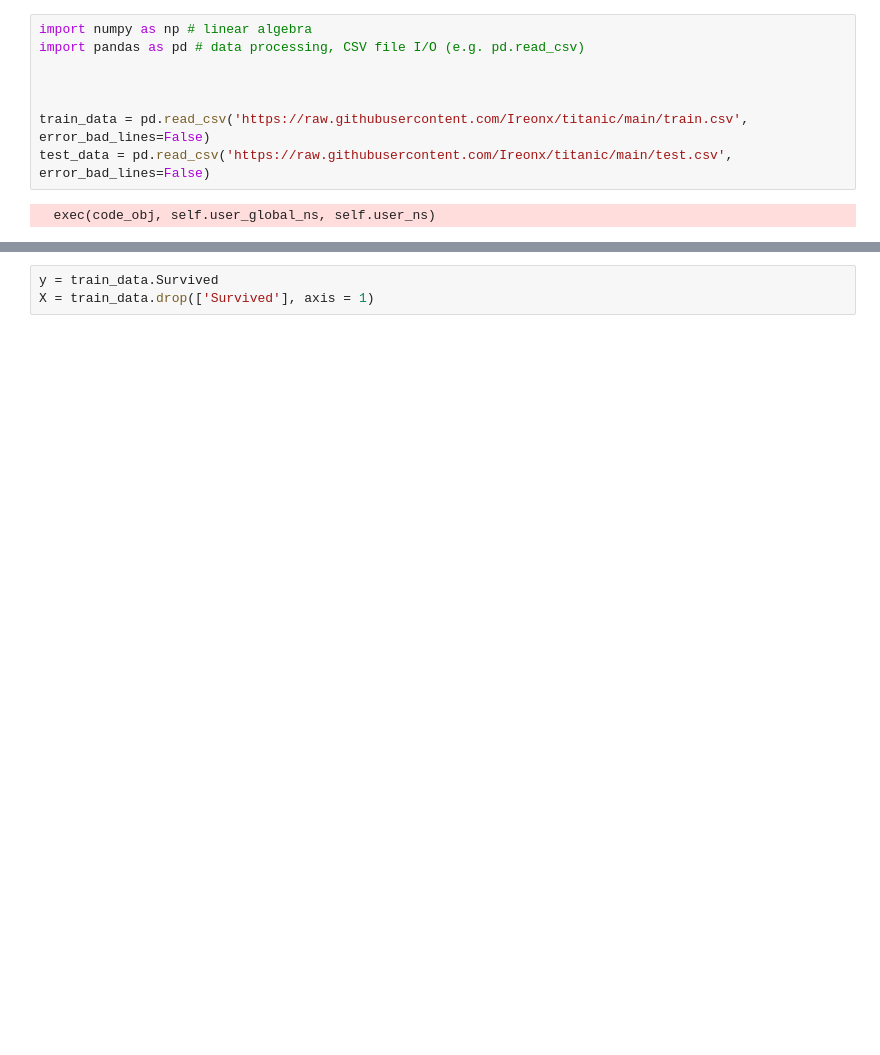
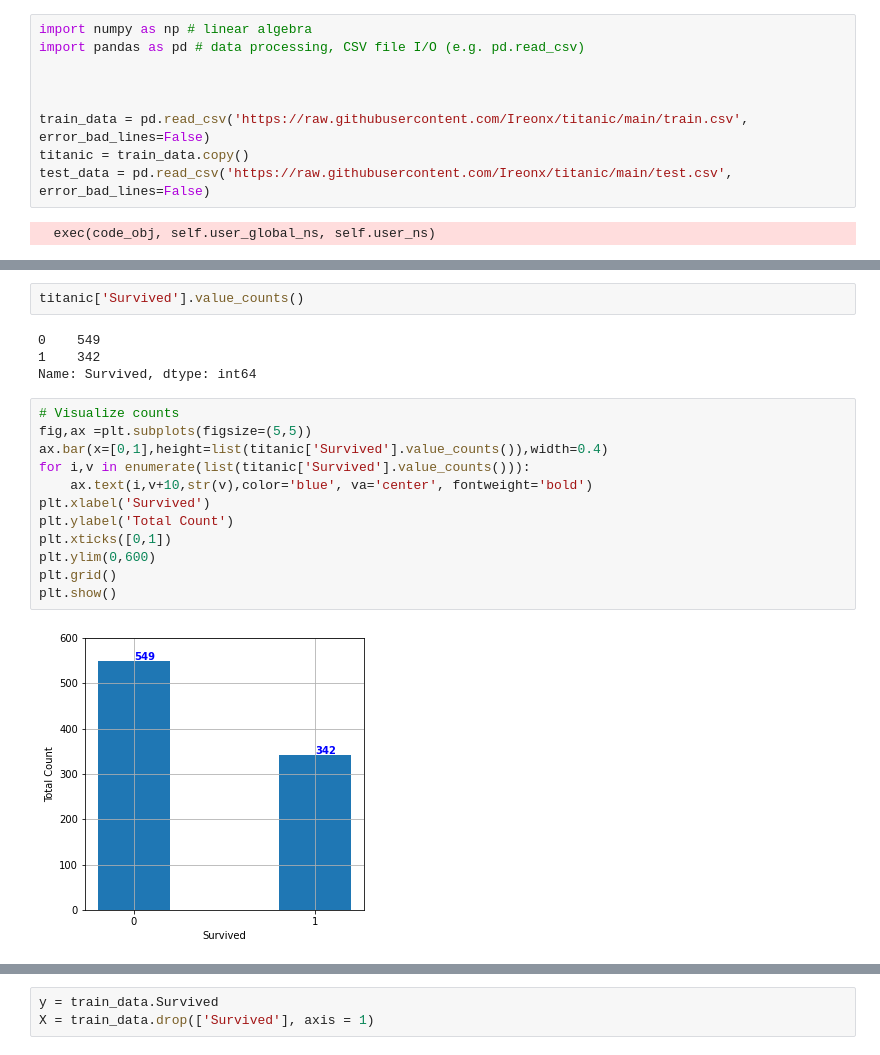
Before and after one commit to Ireonx/titanic, a Jupyter notebook: titanic.ipynb, the cells around one changed output, grey strips where cells are left out. Saved outputs shown, nothing was run; the diff lists cells and outputs as text; blank space fills up the shorter version.

```diff
--- a/titanic.ipynb
+++ b/titanic.ipynb
@@ -7,6 +7,7 @@ import pandas as pd # data processing, CSV file I/O (e.g. pd.read_csv)
 
 
 train_data = pd.read_csv('https://raw.githubusercontent.com/Ireonx/titanic/main/train.csv', error_bad_lines=False)
+titanic = train_data.copy()
 test_data = pd.read_csv('https://raw.githubusercontent.com/Ireonx/titanic/main/test.csv', error_bad_lines=False)
 # %% [output]
   exec(code_obj, self.user_global_ns, self.user_ns)
@@ -21,0 +23,20 @@ train_data.head()
+# %%
+titanic['Survived'].value_counts()
+# %% [output]
+0    549
+1    342
+Name: Survived, dtype: int64
+# %%
+# Visualize counts
+fig,ax =plt.subplots(figsize=(5,5))
+ax.bar(x=[0,1],height=list(titanic['Survived'].value_counts()),width=0.4)
+for i,v in enumerate(list(titanic['Survived'].value_counts())):
+    ax.text(i,v+10,str(v),color='blue', va='center', fontweight='bold')
+plt.xlabel('Survived')
+plt.ylabel('Total Count')
+plt.xticks([0,1])
+plt.ylim(0,600)
+plt.grid()
+plt.show()
+# %% [output]
+[figure, added]
```
Also changed, not shown: parts of 72 cells of this notebook.
